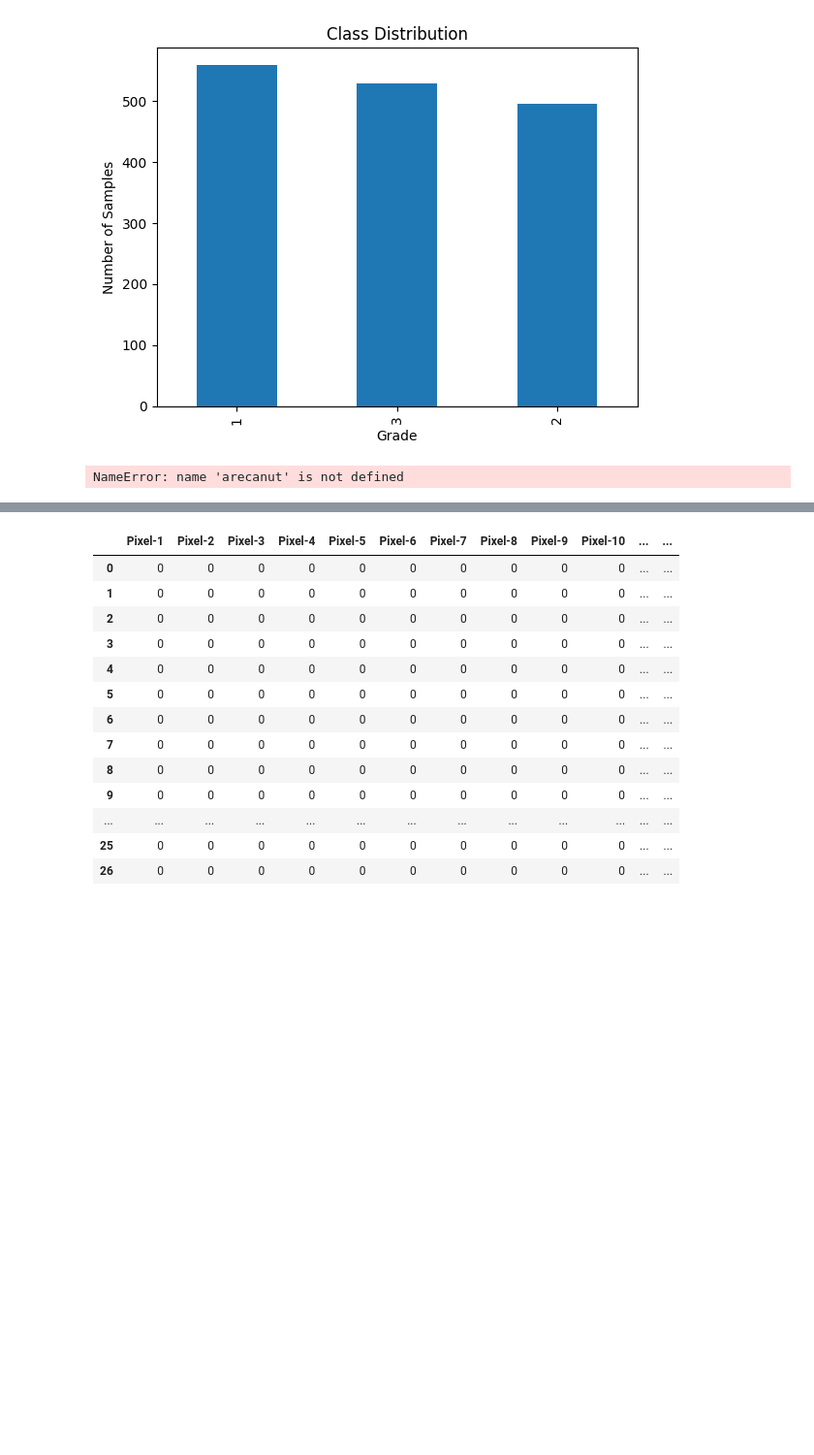
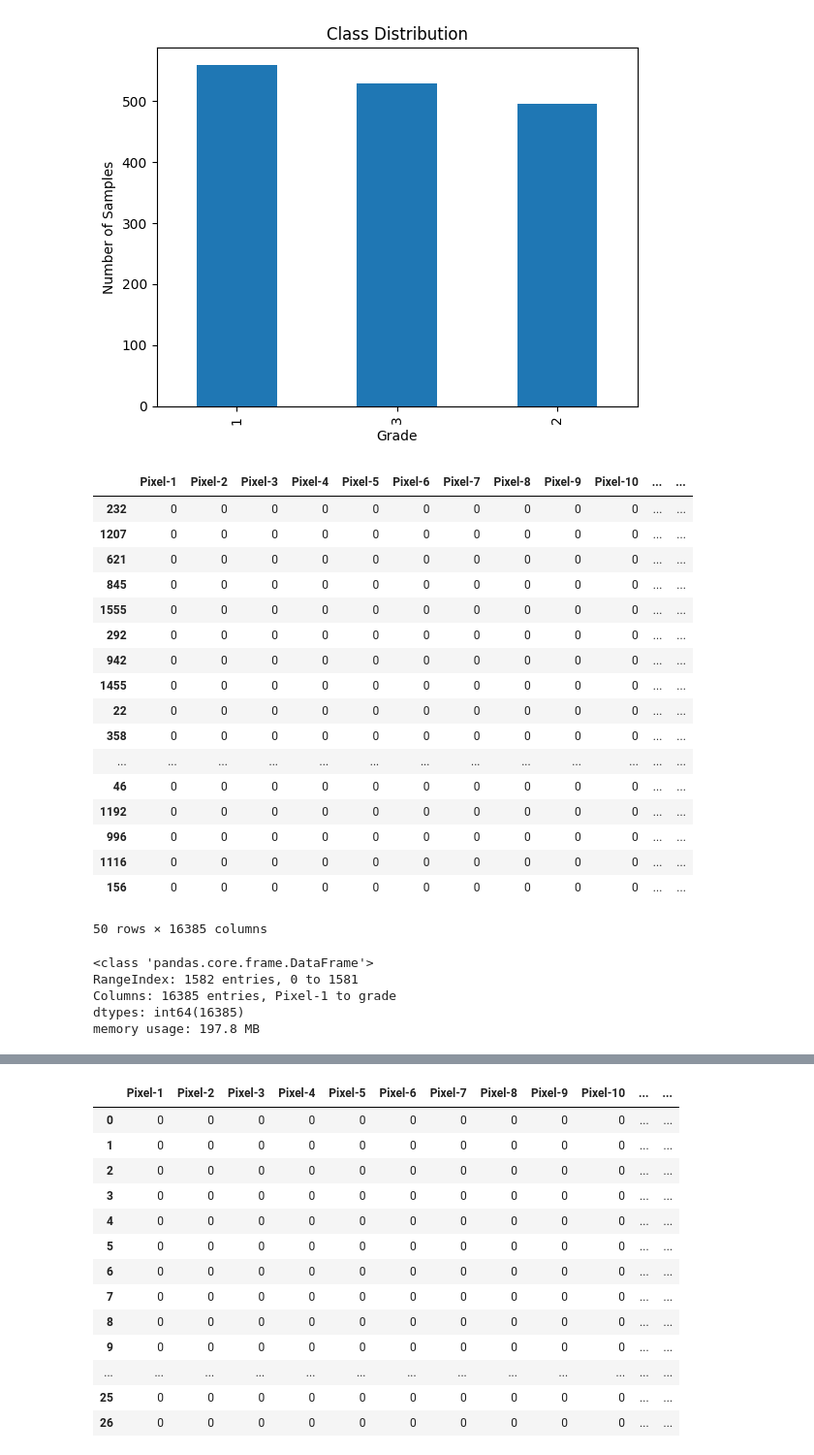
Before and after one commit to negativenagesh/Arecaverse, a Jupyter notebook: EDA/eda.ipynb, the cells around one changed output, grey strips where cells are left out. Shown at 97% size. Cells and saved outputs as stored; diff of their text form; code cells hidden in the pictures; blank space fills up the shorter version.

```diff
--- a/EDA/eda.ipynb
+++ b/EDA/eda.ipynb
@@ -50,6 +50,10 @@ print(kole.shape)
 fchali=fchali.drop("image_name",axis=1)
 gotu=gotu.drop("image_name",axis=1)
 kole=kole.drop("image_name",axis=1)
+# %%
+fchali=fchali.drop("filename",axis=1)
+gotu=gotu.drop("filename",axis=1)
+kole=kole.drop("filename",axis=1)
 # %%
 fchali['grade'] = 1
 gotu['grade'] = 2
@@ -89,10 +95,33 @@ plt.show()
 # descriptive_stats = combined_df.iloc[:, :-2].describe()
 # print(descriptive_stats)
 # %%
-# arecanut= pd.concat([fchali, gotu, kole], ignore_index=True)
-# arecanut.sample(50)
+arecanut= pd.concat([fchali, gotu, kole], ignore_index=True)
+arecanut.sample(50)
+# %% [output]
+|  | Pixel-1 | Pixel-2 | Pixel-3 | Pixel-4 | Pixel-5 | Pixel-6 | Pixel-7 | Pixel-8 | Pixel-9 | Pixel-10 | ... | ... |
+| 232 | 0 | 0 | 0 | 0 | 0 | 0 | 0 | 0 | 0 | 0 | ... | ... |
+| 1207 | 0 | 0 | 0 | 0 | 0 | 0 | 0 | 0 | 0 | 0 | ... | ... |
+| 621 | 0 | 0 | 0 | 0 | 0 | 0 | 0 | 0 | 0 | 0 | ... | ... |
+| 845 | 0 | 0 | 0 | 0 | 0 | 0 | 0 | 0 | 0 | 0 | ... | ... |
+| 1555 | 0 | 0 | 0 | 0 | 0 | 0 | 0 | 0 | 0 | 0 | ... | ... |
+| 292 | 0 | 0 | 0 | 0 | 0 | 0 | 0 | 0 | 0 | 0 | ... | ... |
+| 942 | 0 | 0 | 0 | 0 | 0 | 0 | 0 | 0 | 0 | 0 | ... | ... |
+| 1455 | 0 | 0 | 0 | 0 | 0 | 0 | 0 | 0 | 0 | 0 | ... | ... |
+| 22 | 0 | 0 | 0 | 0 | 0 | 0 | 0 | 0 | 0 | 0 | ... | ... |
+| 358 | 0 | 0 | 0 | 0 | 0 | 0 | 0 | 0 | 0 | 0 | ... | ... |
+| ... | ... | ... | ... | ... | ... | ... | ... | ... | ... | ... | ... | ... |
+| 46 | 0 | 0 | 0 | 0 | 0 | 0 | 0 | 0 | 0 | 0 | ... | ... |
+| 1192 | 0 | 0 | 0 | 0 | 0 | 0 | 0 | 0 | 0 | 0 | ... | ... |
+| 996 | 0 | 0 | 0 | 0 | 0 | 0 | 0 | 0 | 0 | 0 | ... | ... |
+| 1116 | 0 | 0 | 0 | 0 | 0 | 0 | 0 | 0 | 0 | 0 | ... | ... |
+| 156 | 0 | 0 | 0 | 0 | 0 | 0 | 0 | 0 | 0 | 0 | ... | ... |
+50 rows × 16385 columns
 # %%
 arecanut.info()
 # %% [output]
-NameError: name 'arecanut' is not defined
+<class 'pandas.core.frame.DataFrame'>
+RangeIndex: 1582 entries, 0 to 1581
+Columns: 16385 entries, Pixel-1 to grade
+dtypes: int64(16385)
+memory usage: 197.8 MB
 # %%
```
Also changed, not shown: parts of 10 cells of this notebook.
